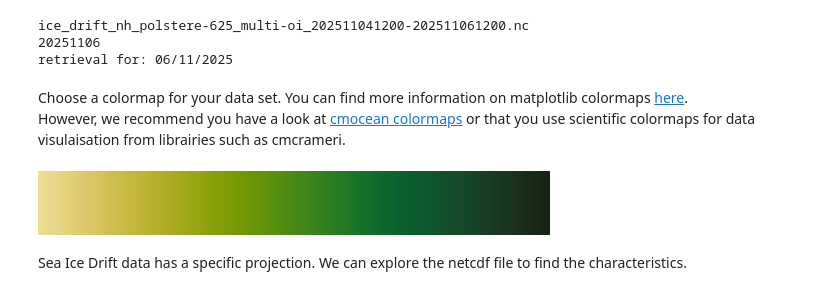
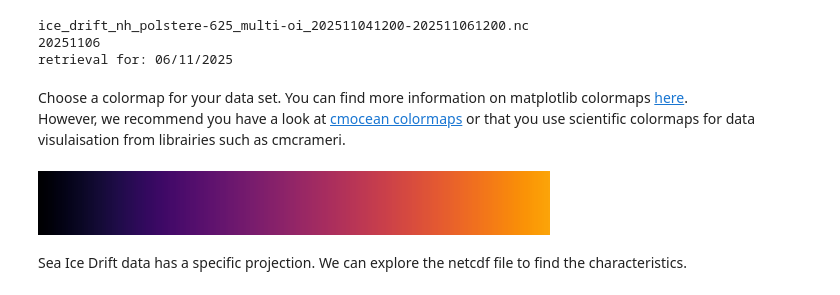
Before and after one commit to eumetsat/learn-osi-saf-sea-ice, a Jupyter notebook: 1_OSI_SAF_sea_ice_introductory/1_3d_OSI_SAF_sea_ice_mapping_Ice_Drift.ipynb, the cells around one changed output. Drawn from its saved outputs; the diff is of its cells as text; code cells hidden in the pictures.

```diff
--- a/1_OSI_SAF_sea_ice_introductory/1_3d_OSI_SAF_sea_ice_mapping_Ice_Drift.ipynb
+++ b/1_OSI_SAF_sea_ice_introductory/1_3d_OSI_SAF_sea_ice_mapping_Ice_Drift.ipynb
@@ -259,26 +259,29 @@ retrieval for: 06/11/2025
 # %% [markdown]
 Choose a colormap for your data set. You can find more information on matplotlib colormaps <a href="https://matplotlib.org/stable/tutorials/colors/colormaps.html" target="_blank">here</a>.
 However, we recommend you have a look at <a href=" https://matplotlib.org/cmocean/" target="_blank">cmocean colormaps</a> or that you use scientific colormaps for data visulaisation from librairies such as cmcrameri.
-# %%
-# On our visualisation tool, the quivers are monochromes (black). To reproduce that:
-#cmap_quivers = ListedColormap(["#000000"])
-
-#cmap_quivers = mpl_cm.get_cmap('inferno')
-
-#The speed colormap from cmocean is regularly used for speed information. However, it starts from a very light color that doesn't appear clearly on the clear color we use to represent fast Sea-ice.
-# Let's truncate it:
-from matplotlib.colors import LinearSegmentedColormap
-def truncate_cmap(cmap, start=0.0, stop=1.0, n=256):
-    """Return a new colormap that uses only the portion [start, stop] of `cmap`."""
-    new_colors = cmap(np.linspace(start, stop, n))
-    return LinearSegmentedColormap.from_list(f'trunc({cmap.name})', new_colors)
-
-cmap_cmocean = cmocean.cm.speed
-cmap_quivers = truncate_cmap(cmap_cmocean, start=0.1, stop=1.0)
-
-cmap_quivers
-# %% [output]
-[figure, removed]
+# %%
+#we define here a function that will help us truncate our colorcharts to use them on clear color we use to representing fast Sea-ice.
+from matplotlib.colors import LinearSegmentedColormap
+def truncate_cmap(cmap, start=0.0, stop=1.0, n=256):
+    new_colors = cmap(np.linspace(start, stop, n))
+    return LinearSegmentedColormap.from_list(f'trunc({cmap.name})', new_colors)
+
+# On our visualisation tool, the quivers are monochromes (black). To reproduce that:
+#cmap_quivers = ListedColormap(["#000000"])
+
+#The speed colormap from cmocean is regularly used for speed information. However, it starts from a very light color that doesn't appear clearly on the
+# Let's truncate it:
+# cmap_origin = cmocean.cm.speed
+# cmap_quivers = truncate_cmap(cmap_origin, start=0.1, stop=1.0)
+
+#Similarly, inferno is giving nice overview but the higher values this time are little visible.
+# Let's then truncate it:
+cmap_origin = mpl_cm.get_cmap('inferno')
+cmap_quivers = truncate_cmap(cmap_origin, start=0.0, stop=0.8)
+
+cmap_quivers
+# %% [output]
+[figure, added]
 # %% [markdown]
 Sea Ice Drift data has a specific projection. We can explore the netcdf file to find the characteristics.
 # %%
```
Also changed, not shown: parts of 3 cells of this notebook.
